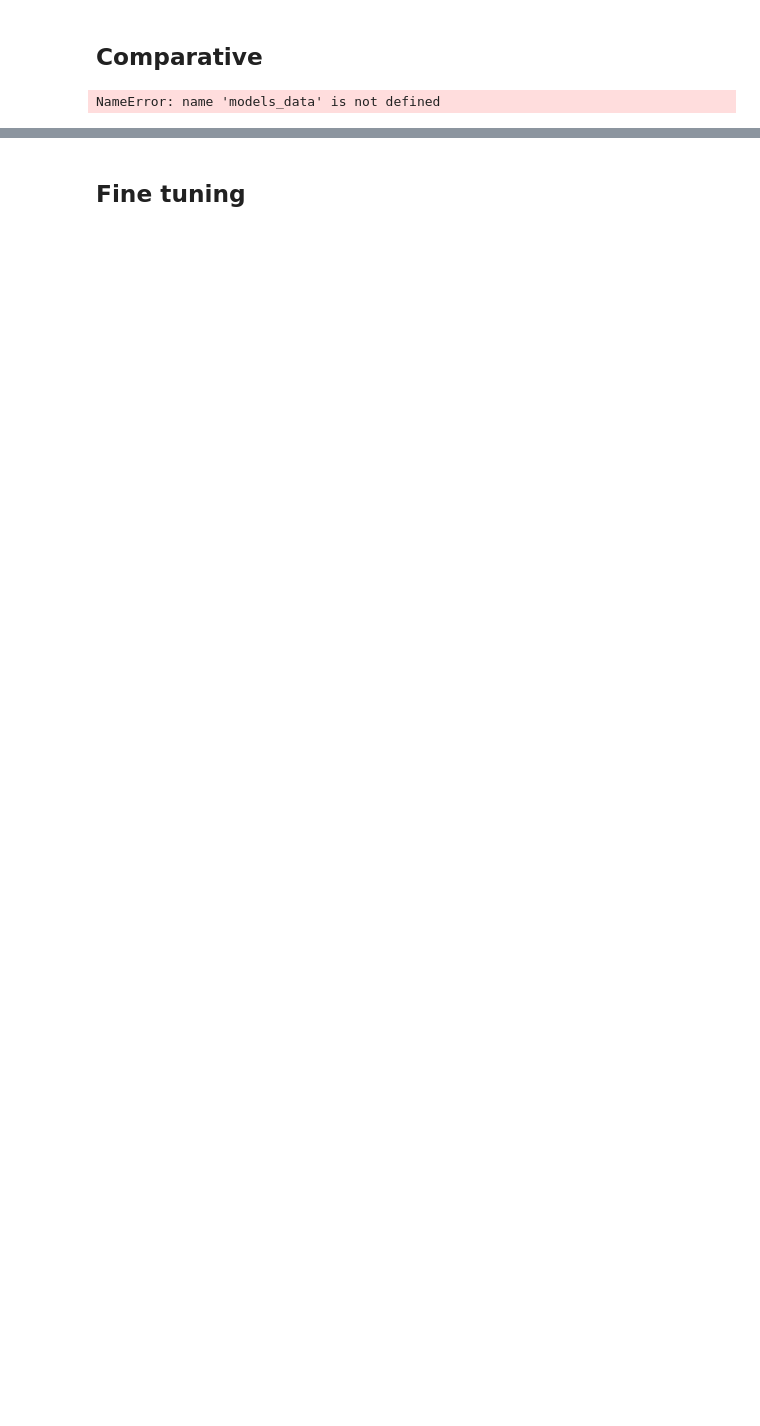
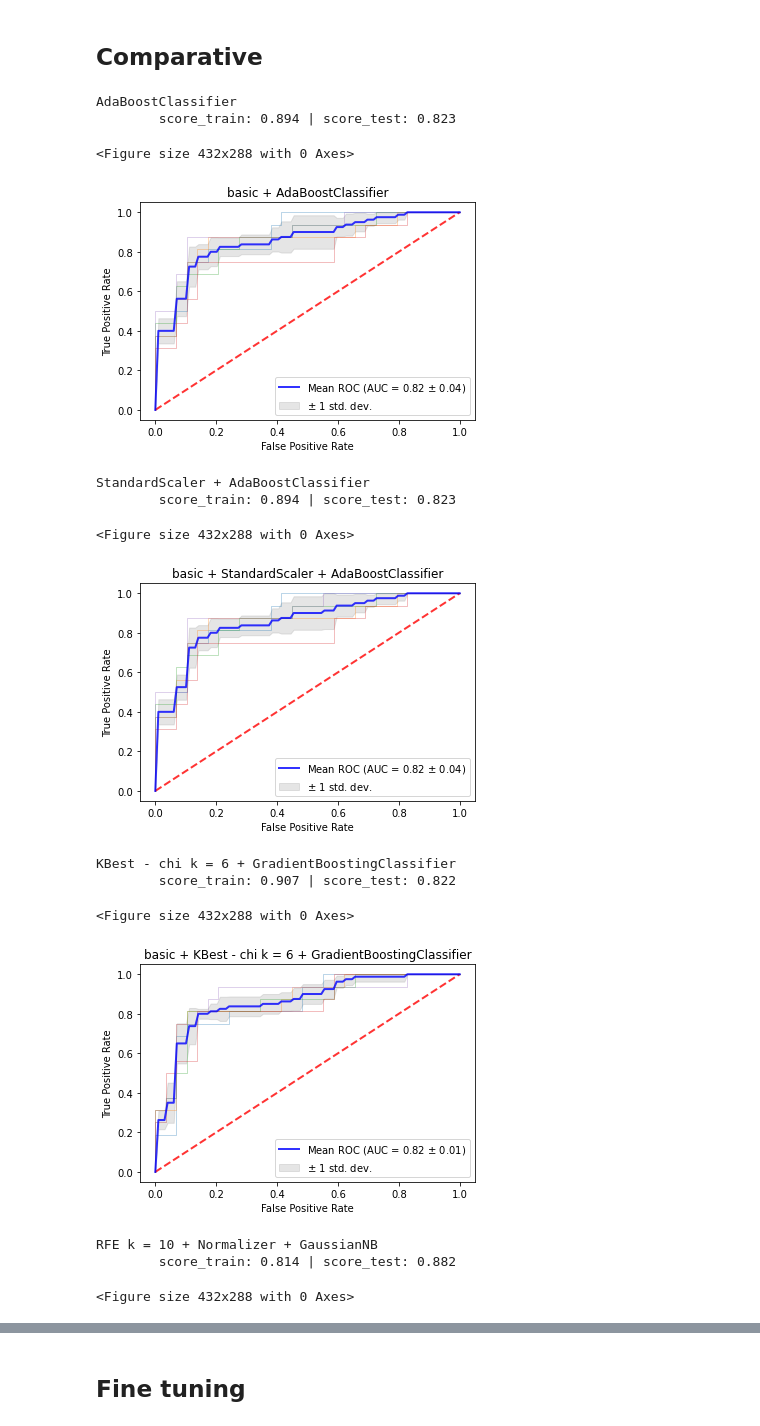
Before and after one commit to miguel-kjh/Heart-Failure-Prediction, a Jupyter notebook: kernel.ipynb, the cells around one changed output, grey strips where cells are left out. Drawn from its saved outputs; the diff is of its cells as text; code cells hidden in the pictures; blank space fills up the shorter version.

```diff
--- a/kernel.ipynb
+++ b/kernel.ipynb
@@ -68,7 +69,7 @@ def get_name_clf(clf):
 def neuronal_network(n_features: int):
     clf = Sequential()
     clf.add(Dense(16, activation='relu', input_dim = n_features))
-    clf.add(Dense(8, activation='relu'))
+    clf.add(Dense(16, activation='relu'))
     clf.add(Dense(1, activation='sigmoid'))
     clf.compile(loss='binary_crossentropy', optimizer='adam', metrics=["accuracy"])
     clf._estimator_type = "binary_classifier"
@@ -77,16 +78,14 @@ def neuronal_network(n_features: int):
 def print_measure(model: dict):
   print("%s\n\tscore_train: %.3f | score_test: %.3f" %(model["name"],model["AUC_train"], model["AUC_test"]))
 # %%
-k1 = 2
-k2 = 6
-k3 = 8
+k1 = 6
+k2 = 10
 
 classifiers = [
   LogisticRegression(),
   GaussianNB(),
-  KNeighborsClassifier(11),
+  KNeighborsClassifier(7),
   SVC(kernel="rbf", C=0.025, probability=True),
-  NuSVC(probability=True),
   DecisionTreeClassifier(),
   RandomForestClassifier(),
   AdaBoostClassifier(),
@@ -101,12 +100,14 @@ NORMALIZATION = [
 ]
 
 FEATURE_EXTRACTION = [
-  ('SFS k = %i' %k1, SequentialFeatureSelector(KNeighborsClassifier(n_neighbors = 6), k_features = k1)),
-  ('SFS k = %i' %k2, SequentialFeatureSelector(KNeighborsClassifier(n_neighbors = 6), k_features = k2)),
+  ('SFS k = %i' %k1, SequentialFeatureSelector(LogisticRegression(), k_features = k1)),
+  ('SFS k = %i' %k2, SequentialFeatureSelector(LogisticRegression(), k_features = k2)),
   ('PCA k = %i' %k1, PCA(n_components = 2)),
   ('PCA k = %i' %k2, PCA(n_components = 6)),
   ('KBest - chi k = %i' %k1, SelectKBest(chi2, k=k1)),
-  ('KBest - chi k = %i' %k2, SelectKBest(chi2, k=k2))
+  ('KBest - chi k = %i' %k2, SelectKBest(chi2, k=k2)),
+  ('RFE k = %i' %k1, RFE(LogisticRegression(), n_features_to_select = k1)),
+  ('RFE k = %i' %k2, RFE(LogisticRegression(), n_features_to_select = k2)),
 ]
 # %% [markdown]
 ## Data Exploration
@@ -293,9 +294,9 @@ class ModelsBuilder:
       if self._rules(fe[0], norm[0])
     ]
 
-    # Aproximación conecionista
+    # Aproximación conexionista
 
-    epochs     = 50
+    epochs     = 100
     batch_size = 16
     self.networks = [
       [("NN",KerasClassifier(neuronal_network, n_features=12, epochs=epochs, batch_size=batch_size, verbose=0))],
@@ -442,14 +443,28 @@ def build_comparatie_plots(index: int, curve_data: list, title: str, X_test: np.
 # %%
 for ds in DATASETS:
     _, X_test, _, y_test = ds.split()
-    for index, est in enumerate(models_data[ds.name].chooseTheBest()):
+    for index, est in enumerate(ml_results[ds.name].chooseTheBest()):
         print_measure(est)
         build_comparatie_plots(
         index,
             est,
             "%s + %s" % (ds.name, est['name']),
             X_test,
             y_test
         )
 # %% [output]
-NameError: name 'models_data' is not defined
+AdaBoostClassifier
+        score_train: 0.894 | score_test: 0.823
+<Figure size 432x288 with 0 Axes>
+[figure, added]
+StandardScaler + AdaBoostClassifier
+        score_train: 0.894 | score_test: 0.823
+<Figure size 432x288 with 0 Axes>
+[figure, added]
+KBest - chi k = 6 + GradientBoostingClassifier
+        score_train: 0.907 | score_test: 0.822
+<Figure size 432x288 with 0 Axes>
+[figure, added]
+RFE k = 10 + Normalizer + GaussianNB
+        score_train: 0.814 | score_test: 0.882
+<Figure size 432x288 with 0 Axes>
```
Also changed, not shown: parts of 10 cells of this notebook.
